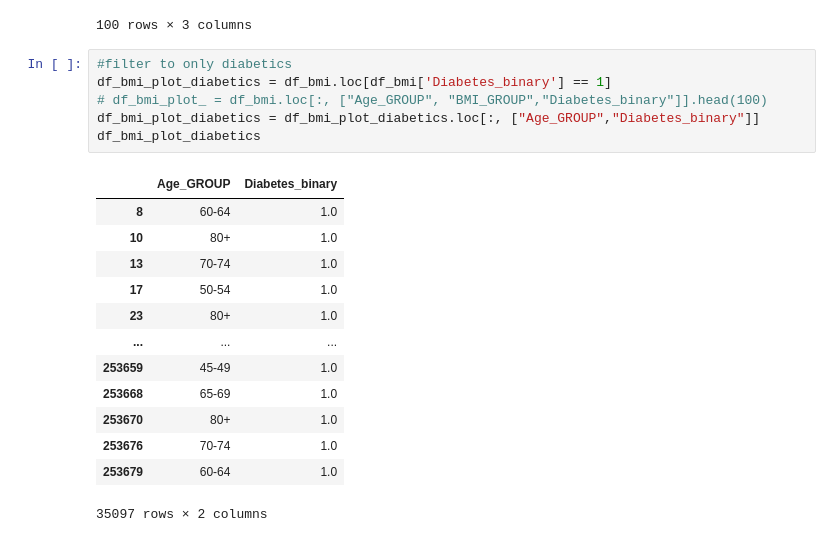
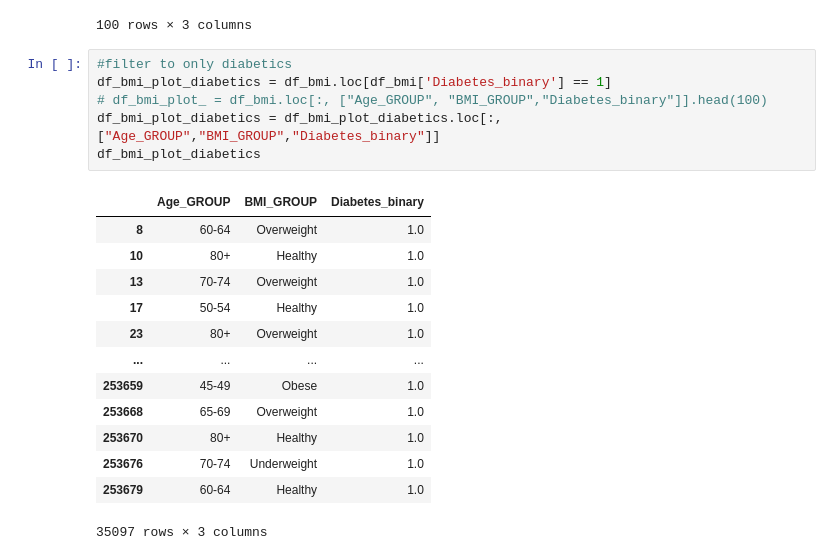
Before and after one commit to michaelz-id/project_1, a Jupyter notebook: Project1_testfile.ipynb, the cells around one changed output. Drawn from its saved outputs; the diff is of its cells as text.

```diff
--- a/Project1_testfile.ipynb
+++ b/Project1_testfile.ipynb
@@ -169,21 +170,21 @@ df_bmi_plot
 # %%
 #filter to only diabetics
 df_bmi_plot_diabetics = df_bmi.loc[df_bmi['Diabetes_binary'] == 1]
 # df_bmi_plot_ = df_bmi.loc[:, ["Age_GROUP", "BMI_GROUP","Diabetes_binary"]].head(100)
-df_bmi_plot_diabetics = df_bmi_plot_diabetics.loc[:, ["Age_GROUP","Diabetes_binary"]]
+df_bmi_plot_diabetics = df_bmi_plot_diabetics.loc[:, ["Age_GROUP","BMI_GROUP","Diabetes_binary"]]
 df_bmi_plot_diabetics
 # %% [output]
-|  | Age_GROUP | Diabetes_binary |
-| 8 | 60-64 | 1.0 |
-| 10 | 80+ | 1.0 |
-| 13 | 70-74 | 1.0 |
-| 17 | 50-54 | 1.0 |
-| 23 | 80+ | 1.0 |
-| ... | ... | ... |
-| 253659 | 45-49 | 1.0 |
-| 253668 | 65-69 | 1.0 |
-| 253670 | 80+ | 1.0 |
-| 253676 | 70-74 | 1.0 |
-| 253679 | 60-64 | 1.0 |
+|  | Age_GROUP | BMI_GROUP | Diabetes_binary |
+| 8 | 60-64 | Overweight | 1.0 |
+| 10 | 80+ | Healthy | 1.0 |
+| 13 | 70-74 | Overweight | 1.0 |
+| 17 | 50-54 | Healthy | 1.0 |
+| 23 | 80+ | Overweight | 1.0 |
+| ... | ... | ... | ... |
+| 253659 | 45-49 | Obese | 1.0 |
+| 253668 | 65-69 | Overweight | 1.0 |
+| 253670 | 80+ | Healthy | 1.0 |
+| 253676 | 70-74 | Underweight | 1.0 |
+| 253679 | 60-64 | Healthy | 1.0 |
-35097 rows × 2 columns
+35097 rows × 3 columns
 # %%
```
Also changed, not shown: parts of 16 cells of this notebook.
